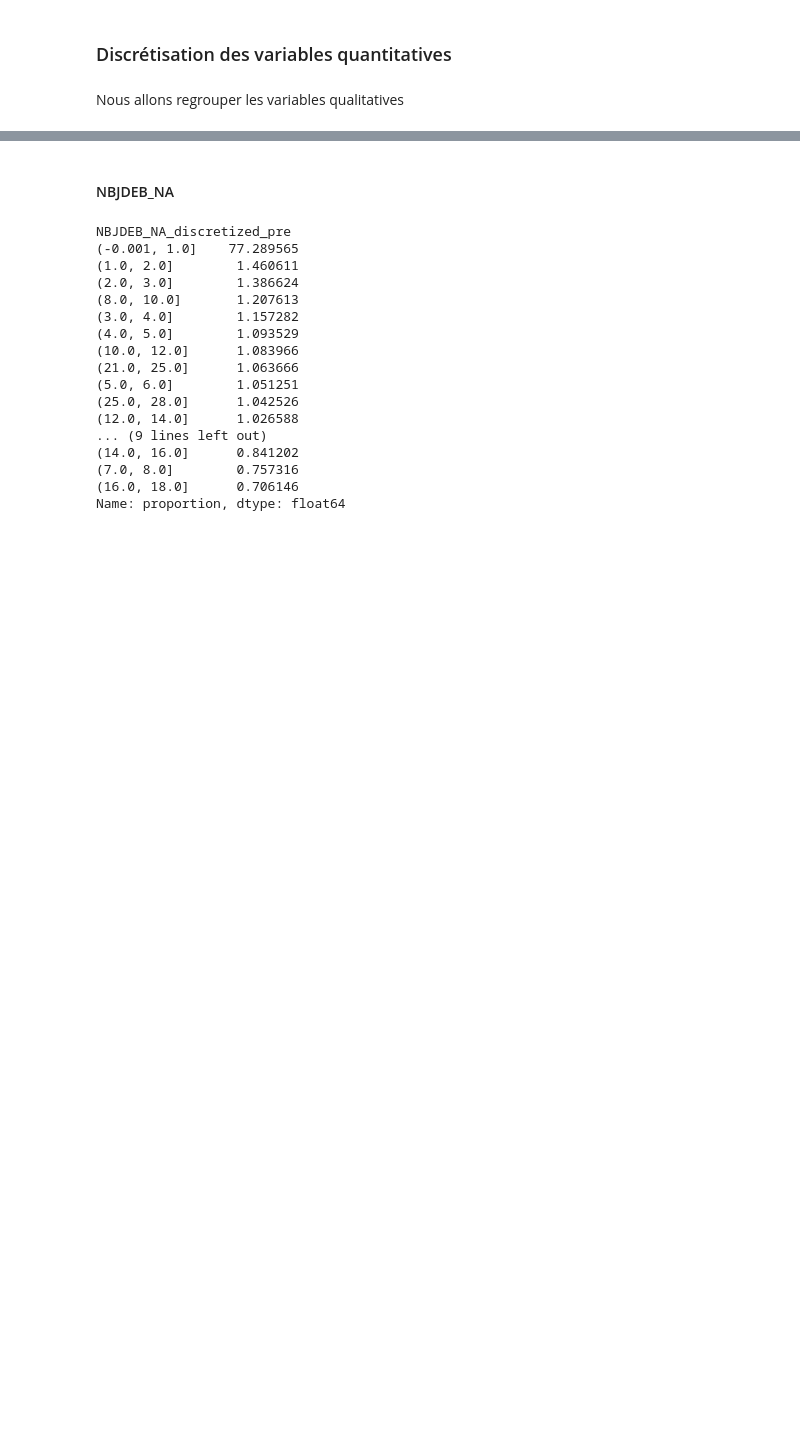
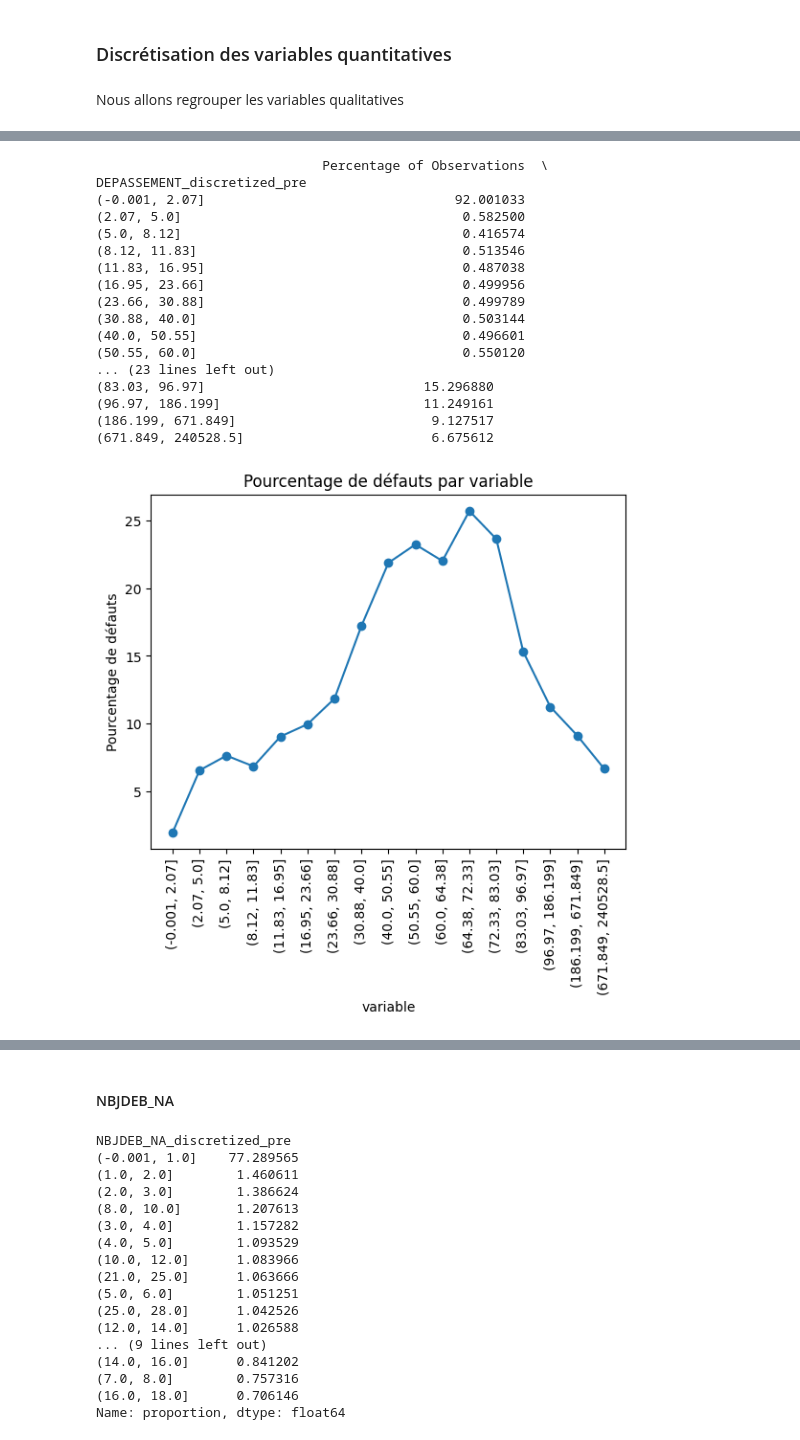
Before and after one commit to ceddx/projet-scoring, a Jupyter notebook: projet_scoring_ced.ipynb, the cells around one changed output, grey strips where cells are left out. Cells and saved outputs as stored; diff of their text form; code cells hidden in the pictures; blank space fills up the shorter version.

```diff
--- a/projet_scoring_ced.ipynb
+++ b/projet_scoring_ced.ipynb
@@ -1045,6 +1008,0 @@ Nous allons regrouper les variables qualitatives
-# %%
-# Discretize the 'DEPASSEMENT' variable into equal-sized bins
-df_var_final['DEPASSEMENT_discretized'] = pd.qcut(df_var_final['DEPASSEMENT'], q=20,duplicates='drop')
-
-# Print the unique values and their counts in the new discretized variable
-print(df_var_final['DEPASSEMENT_discretized'].value_counts())
@@ -1110,0 +1032,6 @@ df_var_final['DEPASSEMENT_6dm'].fillna(df_var_final['DEPASSEMENT_6dm'].mean(), i
+# %%
+# Discretize the 'DEPASSEMENT' variable into equal-sized bins
+df_var_final['DEPASSEMENT_discretized_pre'] = pd.qcut(df_var_final['DEPASSEMENT'], q=200,duplicates='drop')
+
+# Print the unique values and their counts in the new discretized variable
+print(df_var_final['DEPASSEMENT_discretized_pre'].value_counts())
@@ -1110,0 +1058,21 @@ df_var_final['DEPASSEMENT_6dm'].fillna(df_var_final['DEPASSEMENT_6dm'].mean(), i
+# %%
+discretize_affiche(df_var_final, 'DEPASSEMENT_discretized_pre')
+# %% [output]
+                             Percentage of Observations  \
+DEPASSEMENT_discretized_pre
+(-0.001, 2.07]                                92.001033
+(2.07, 5.0]                                    0.582500
+(5.0, 8.12]                                    0.416574
+(8.12, 11.83]                                  0.513546
+(11.83, 16.95]                                 0.487038
+(16.95, 23.66]                                 0.499956
+(23.66, 30.88]                                 0.499789
+(30.88, 40.0]                                  0.503144
+(40.0, 50.55]                                  0.496601
+(50.55, 60.0]                                  0.550120
+... (23 lines left out)
+(83.03, 96.97]                            15.296880
+(96.97, 186.199]                          11.249161
+(186.199, 671.849]                         9.127517
+(671.849, 240528.5]                        6.675612
+[figure, added]
```
Also changed, not shown: parts of 48 cells of this notebook.
